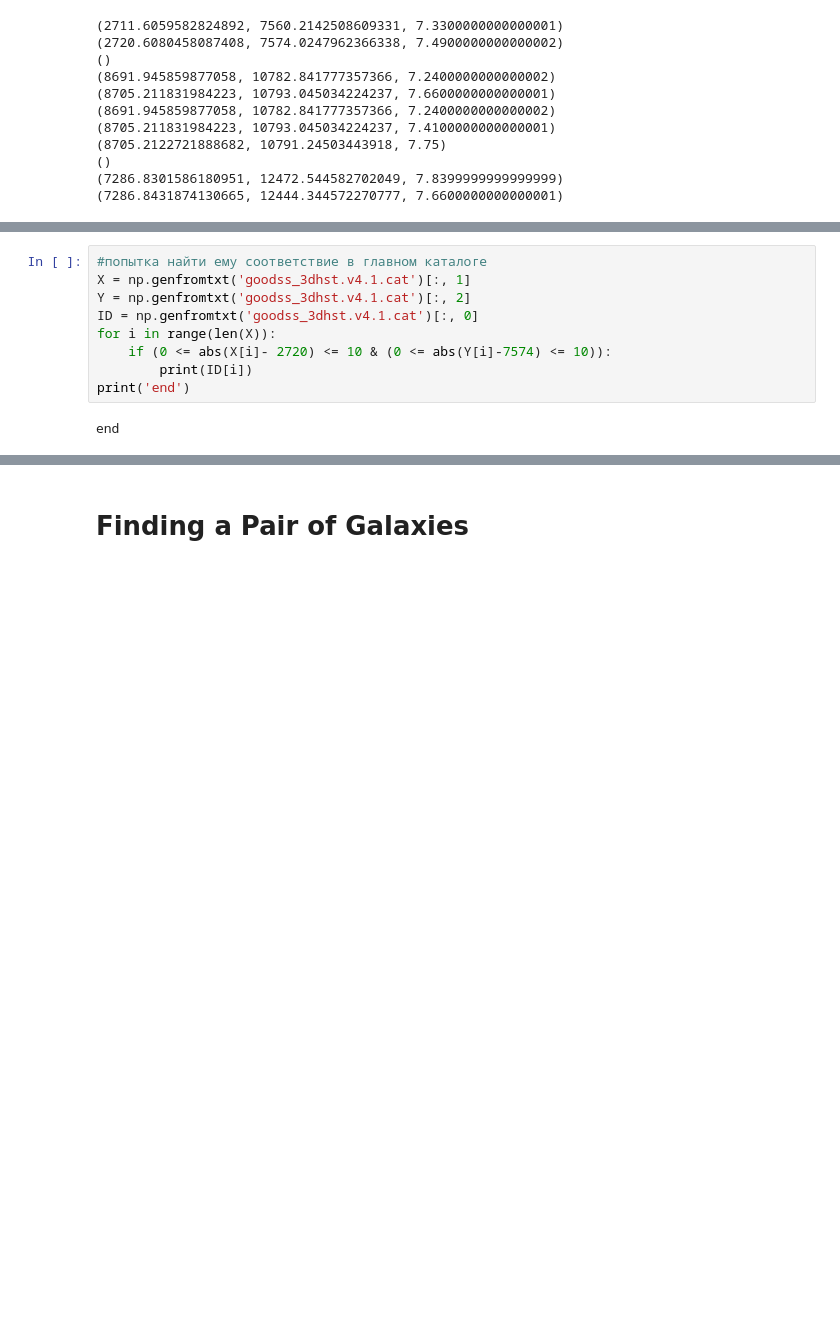
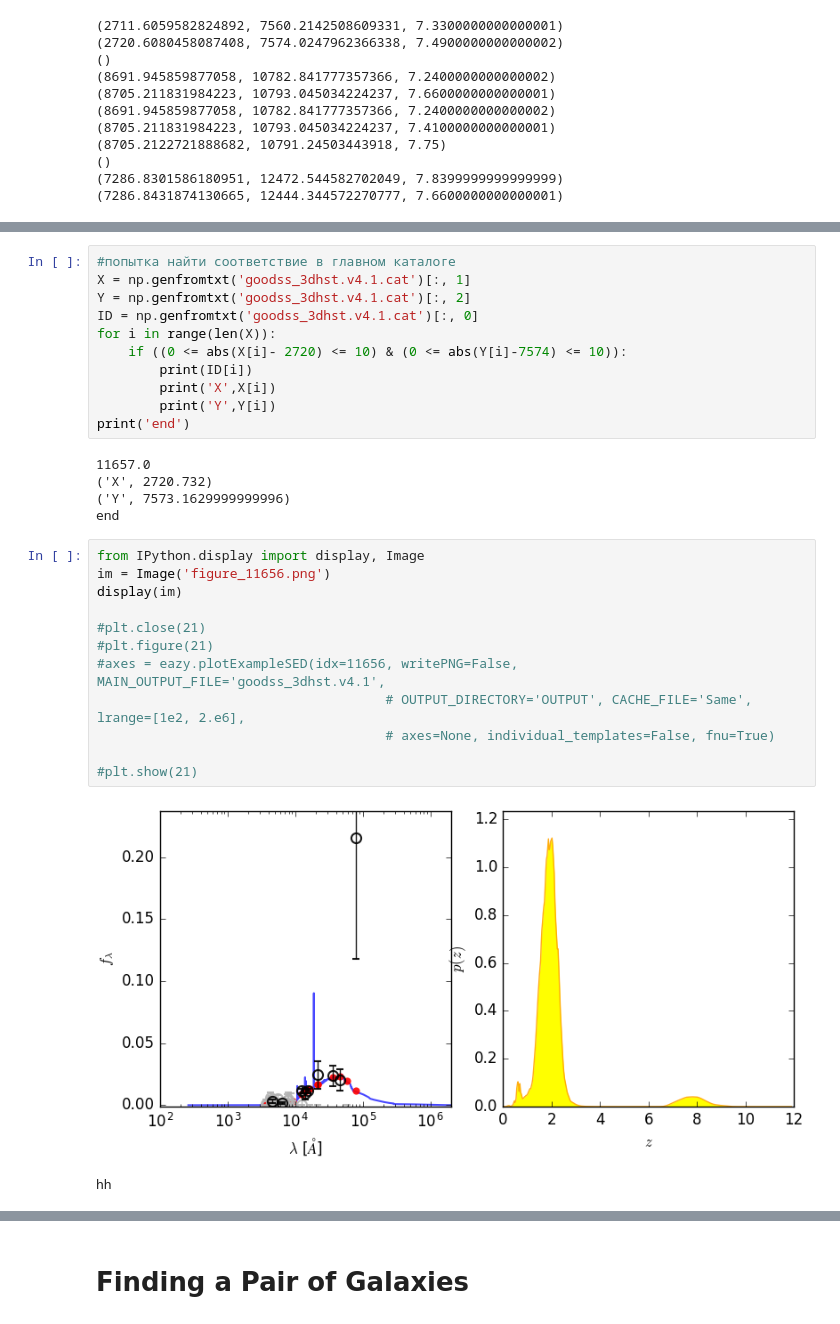
Before and after one commit to NadyaYuil/JWST_Photutils, a Jupyter notebook: big_project.ipynb, the cells around one changed output, grey strips where cells are left out. Drawn from its saved outputs; the diff is of its cells as text; blank space fills up the shorter version.

```diff
--- a/big_project.ipynb
+++ b/big_project.ipynb
@@ -361,11 +385,31 @@ plt.show()
 # %%
-#попытка найти ему соответствие в главном каталоге
+#попытка найти соответствие в главном каталоге
 X = np.genfromtxt('goodss_3dhst.v4.1.cat')[:, 1]
 Y = np.genfromtxt('goodss_3dhst.v4.1.cat')[:, 2]
 ID = np.genfromtxt('goodss_3dhst.v4.1.cat')[:, 0]
 for i in range(len(X)):
-    if (0 <= abs(X[i]- 2720) <= 10 & (0 <= abs(Y[i]-7574) <= 10)):
+    if ((0 <= abs(X[i]- 2720) <= 10) & (0 <= abs(Y[i]-7574) <= 10)):
         print(ID[i])
+        print('X',X[i])
+        print('Y',Y[i])
 print('end')
 # %% [output]
+11657.0
+('X', 2720.732)
+('Y', 7573.1629999999996)
 end
+# %%
+from IPython.display import display, Image
+im = Image('figure_11656.png')
+display(im)
+
+#plt.close(21)
+#plt.figure(21)
+#axes = eazy.plotExampleSED(idx=11656, writePNG=False, MAIN_OUTPUT_FILE='goodss_3dhst.v4.1',
+                                     # OUTPUT_DIRECTORY='OUTPUT', CACHE_FILE='Same', lrange=[1e2, 2.e6],
+                                     # axes=None, individual_templates=False, fnu=True)
+
+#plt.show(21)
+# %% [output]
+[figure, added]
+hh
```
Also changed, not shown: parts of 14 cells of this notebook.
